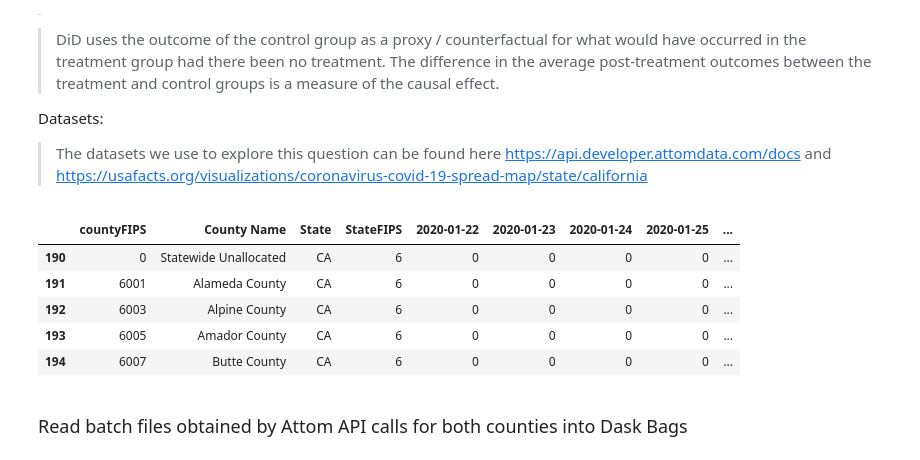
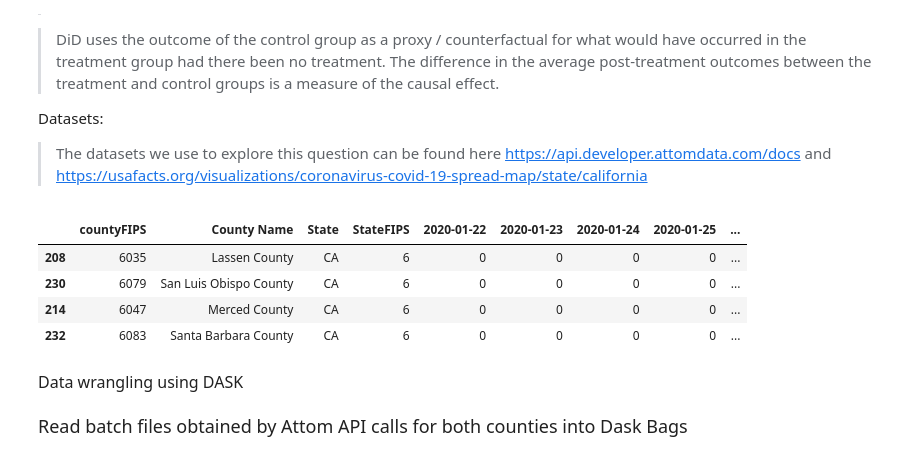
Before and after one commit to adityahpatel/SIADS691-Covid-Real-Estate, a Jupyter notebook: Milestone_Causal Inference_piece.ipynb, the cells around one changed output. Drawn from its saved outputs; the diff is of its cells as text; code cells hidden in the pictures.

```diff
--- a/Milestone_Causal Inference_piece.ipynb
+++ b/Milestone_Causal Inference_piece.ipynb
@@ -35,13 +35,12 @@ Datasets:
 # %%
 s = pd.read_csv('/Users/adityahpatel/Desktop/PYTHON PROGRAMS/Milestone Project/covid_confirmed_usafacts.csv')
 cali = s[s.State == 'CA']   # Pulling out all counties of California, same can be done for NY state
-cali.head(5)
+cali.sample(4)
 # %% [output]
 |  | countyFIPS | County Name | State | StateFIPS | 2020-01-22 | 2020-01-23 | 2020-01-24 | 2020-01-25 | ... |
-| 190 | 0 | Statewide Unallocated | CA | 6 | 0 | 0 | 0 | 0 | ... |
-| 191 | 6001 | Alameda County | CA | 6 | 0 | 0 | 0 | 0 | ... |
-| 192 | 6003 | Alpine County | CA | 6 | 0 | 0 | 0 | 0 | ... |
-| 193 | 6005 | Amador County | CA | 6 | 0 | 0 | 0 | 0 | ... |
-| 194 | 6007 | Butte County | CA | 6 | 0 | 0 | 0 | 0 | ... |
+| 208 | 6035 | Lassen County | CA | 6 | 0 | 0 | 0 | 0 | ... |
+| 230 | 6079 | San Luis Obispo County | CA | 6 | 0 | 0 | 0 | 0 | ... |
+| 214 | 6047 | Merced County | CA | 6 | 0 | 0 | 0 | 0 | ... |
+| 232 | 6083 | Santa Barbara County | CA | 6 | 0 | 0 | 0 | 0 | ... |
 # %%
 # (*) Identify 2 counties (treatment and control) preferably in same state
@@ -73,7 +73,7 @@ cali.head(5)
 # Calculate simple Difference-in-Difference of Median Home Price of Single Family Homes as the causal effect of
 # Covid on Home Prices in Los Angeles county
 # %% [markdown]
-<font size="3">
+<font size="3"> Data wrangling using DASK
 # %%
 # this function reads a batch of JSON files and returns a DASK bag containing all transactions. Each item in the
 # Dask bag is a dictionary
```
Also changed, not shown: parts of 10 cells of this notebook.
